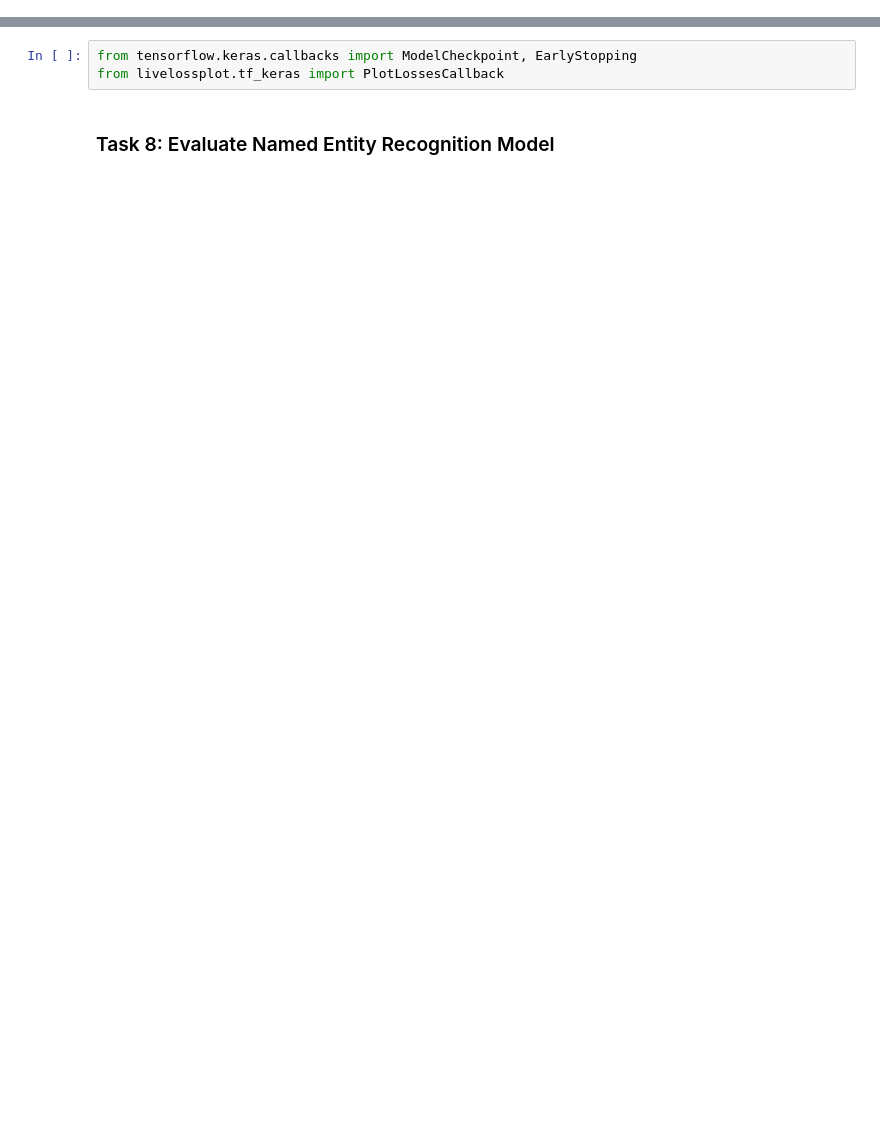
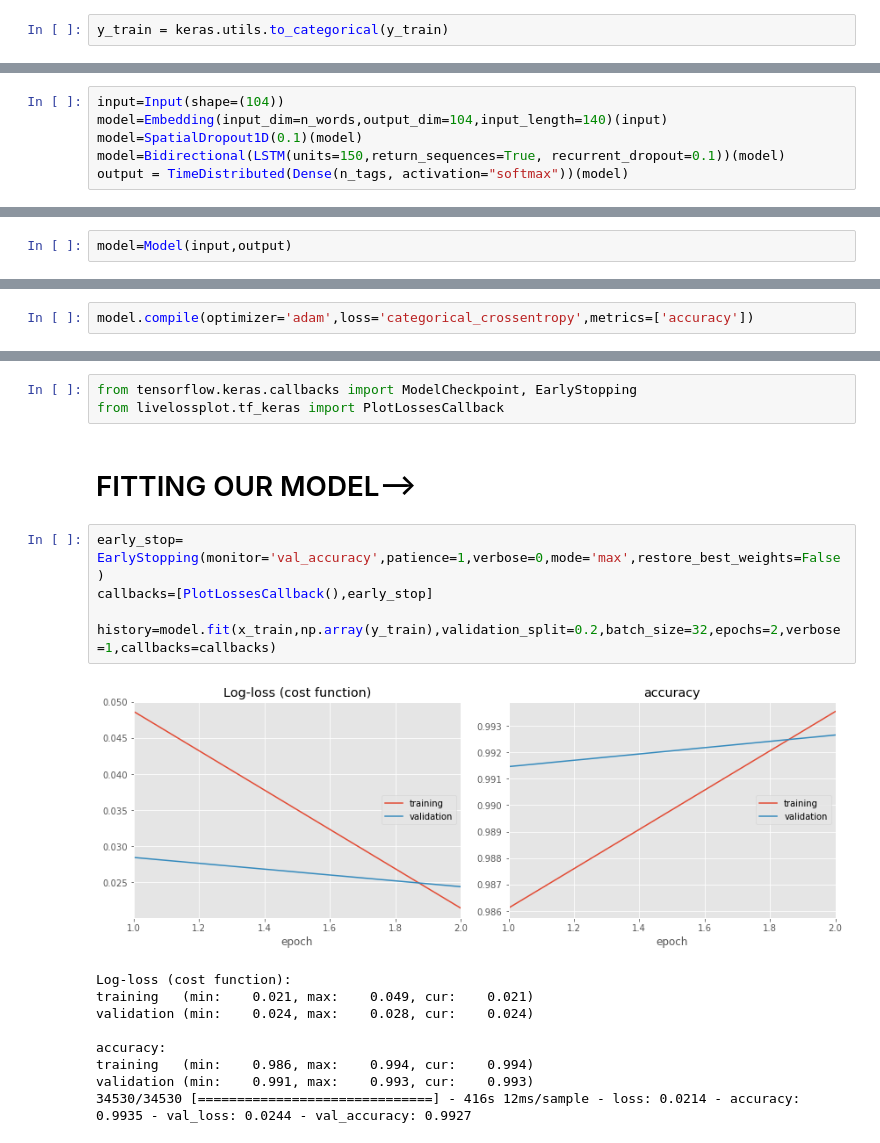
Before and after one commit to bulugate/Named-Entity-Recognition, a Jupyter notebook: Named Entity Recognition.ipynb, the cells around one changed output, grey strips where cells are left out. Saved outputs shown, nothing was run; the diff lists cells and outputs as text; blank space fills up the shorter version.

```diff
--- a/Named Entity Recognition.ipynb
+++ b/Named Entity Recognition.ipynb
@@ -228,0 +280,2 @@ t_index={t:j+1 for j,t in enumerate(tags)}
+# %%
+y_train = keras.utils.to_categorical(y_train)
@@ -234,0 +302,6 @@ from tensorflow.keras.layers import TimeDistributed, SpatialDropout1D, Bidirecti
+# %%
+input=Input(shape=(104))
+model=Embedding(input_dim=n_words,output_dim=104,input_length=140)(input)
+model=SpatialDropout1D(0.1)(model)
+model=Bidirectional(LSTM(units=150,return_sequences=True, recurrent_dropout=0.1))(model)
+output = TimeDistributed(Dense(n_tags, activation="softmax"))(model)
@@ -234,0 +310,2 @@ from tensorflow.keras.layers import TimeDistributed, SpatialDropout1D, Bidirecti
+# %%
+model=Model(input,output)
@@ -234,0 +333,2 @@ from tensorflow.keras.layers import TimeDistributed, SpatialDropout1D, Bidirecti
+# %%
+model.compile(optimizer='adam',loss='categorical_crossentropy',metrics=['accuracy'])
@@ -235,5 +355,20 @@ from tensorflow.keras.layers import TimeDistributed, SpatialDropout1D, Bidirecti
 # %%
 from tensorflow.keras.callbacks import ModelCheckpoint, EarlyStopping
 from livelossplot.tf_keras import PlotLossesCallback
-# %% [markdown]
-### Task 8: Evaluate Named Entity Recognition Model
+# %% [markdown]
+# FITTING OUR MODEL-->
+# %%
+early_stop= EarlyStopping(monitor='val_accuracy',patience=1,verbose=0,mode='max',restore_best_weights=False)
+callbacks=[PlotLossesCallback(),early_stop]
+
+history=model.fit(x_train,np.array(y_train),validation_split=0.2,batch_size=32,epochs=2,verbose=1,callbacks=callbacks)
+# %% [output]
+[figure, added]
+Log-loss (cost function):
+training   (min:    0.021, max:    0.049, cur:    0.021)
+validation (min:    0.024, max:    0.028, cur:    0.024)
+
+accuracy:
+training   (min:    0.986, max:    0.994, cur:    0.994)
+validation (min:    0.991, max:    0.993, cur:    0.993)
+34530/34530 [==============================] - 416s 12ms/sample - loss: 0.0214 - accuracy: 0.9935 - val_loss: 0.0244 - val_accuracy: 0.9927
```
Also changed, not shown: parts of 40 cells of this notebook, 3 other files.
